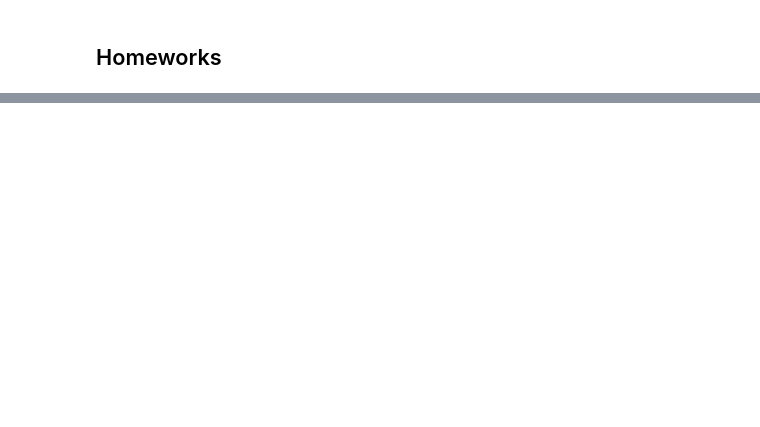
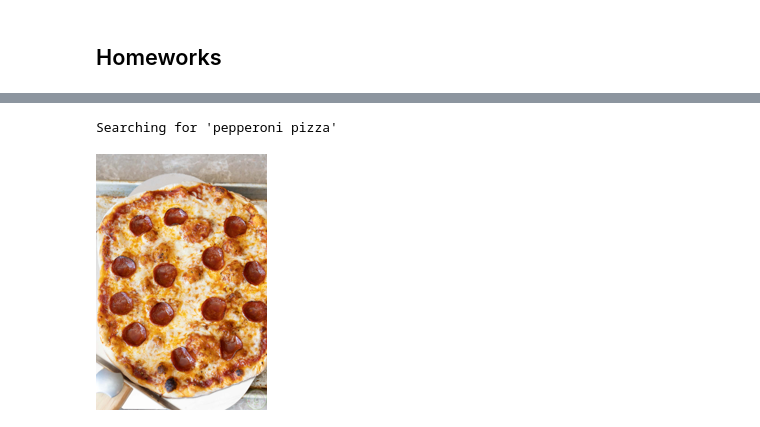
Before and after one commit to conti748/fastbook, a Jupyter notebook: 01_getting_started/lesson.ipynb, the cells around one changed output, grey strips where cells are left out. Cells and saved outputs as stored; diff of their text form; code cells hidden in the pictures; blank space fills up the shorter version.

```diff
--- a/01_getting_started/lesson.ipynb
+++ b/01_getting_started/lesson.ipynb
@@ -282,0 +431,11 @@ collab-learner
+# %%
+urls = search_images('pepperoni pizza', max_images=1)
+urls[0]
+# download the image and save it in the dest provided
+dest = r'.\images\pepperoni.jpg'
+download_url(urls[0], dest, show_progress=False)
+im = Image.open(dest)
+im.to_thumb(256,256)
+# %% [output]
+Searching for 'pepperoni pizza'
+[figure, added]
```
Also changed, not shown: parts of 56 cells of this notebook, 11 other files.
